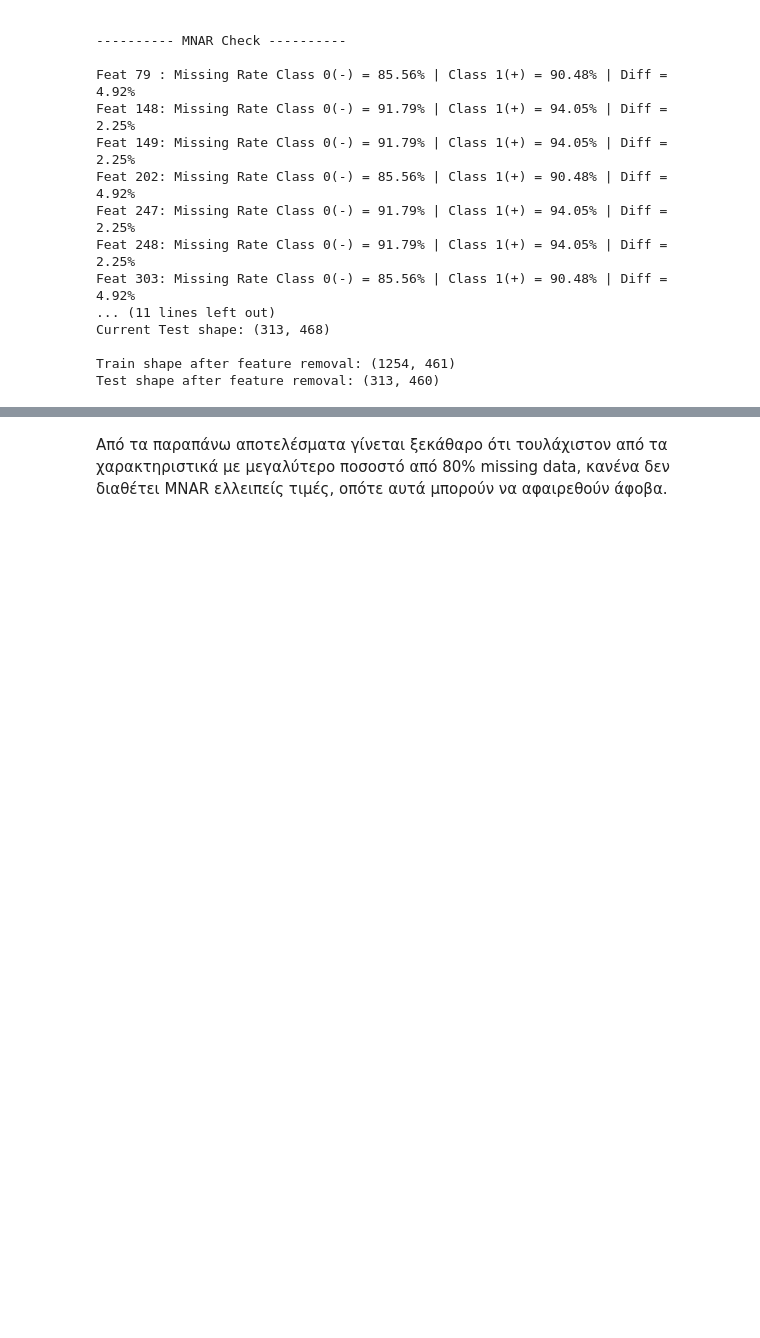
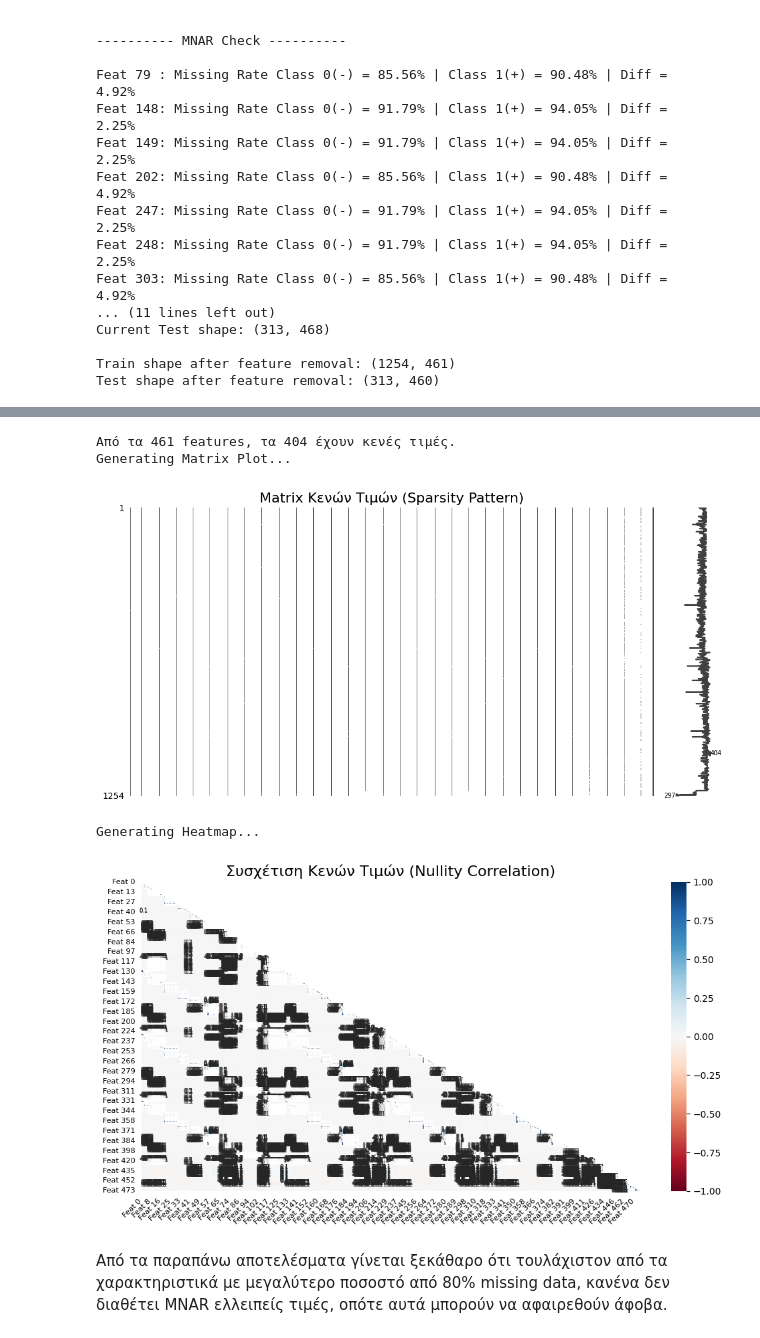
Before and after one commit to iliaxant/Pattern_Recognition_Final_Project, a Jupyter notebook: Final_Project_PR_58545.ipynb, the cells around one changed output, grey strips where cells are left out. Drawn from its saved outputs; the diff is of its cells as text; code cells hidden in the pictures; blank space fills up the shorter version.

```diff
--- a/Final_Project_PR_58545.ipynb
+++ b/Final_Project_PR_58545.ipynb
@@ -432,3 +452,46 @@ Test shape after feature removal: (313, 460)
+# %%
+import missingno as msno
+import matplotlib.pyplot as plt
+
+# --- ΕΞΥΠΝΗ ΠΡΟΕΤΟΙΜΑΣΙΑ ---
+# Επειδή έχεις 470 στήλες, κρατάμε για το γράφημα ΜΟΝΟ αυτές που έχουν κενά.
+# Αλλιώς το γράφημα θα είναι δυσανάγνωστο.
+cols_with_missing = [col for col in df_train_missing_clean.columns if df_train_missing_clean[col].isnull().sum() > 0]
+
+print(f"Από τα {df_train_missing_clean.shape[1]} features, τα {len(cols_with_missing)} έχουν κενές τιμές.")
+
+if len(cols_with_missing) > 0:
+    # Φτιάχνουμε ένα subset μόνο με τα προβληματικά features
+    X_missing_subset = df_train_missing_clean[cols_with_missing]
+
+    # --- ΓΡΑΦΗΜΑ 1: MATRIX ---
+    # Τι δείχνει: Πού ακριβώς λείπουν τιμές.
+    # Λευκές γραμμές = Κενά. Μαύρες = Δεδομένα.
+    # Αν δεις οριζόντιες λευκές γραμμές που πιάνουν πολλές στήλες,
+    # σημαίνει ότι εκείνη τη χρονική στιγμή "έπεσε" όλο το σύστημα.
+    print("Generating Matrix Plot...")
+    msno.matrix(X_missing_subset, figsize=(12, 6), fontsize=8)
+    plt.title("Matrix Κενών Τιμών (Sparsity Pattern)", fontsize=16)
+    plt.show()
+
+    # --- ΓΡΑΦΗΜΑ 2: HEATMAP ---
+    # Τι δείχνει: Συσχέτιση (Correlation) της... "απουσίας".
+    # Αν Feature A και Feature B έχουν τιμή 1 (κόκκινο/σκούρο):
+    # Σημαίνει "Όποτε λείπει το Α, λείπει ΠΑΝΤΑ και το Β".
+    # Αυτό δείχνει ότι αυτοί οι αισθητήρες είναι συνδεδεμένοι ή χαλάνε μαζί (MNAR/MAR).
+    print("Generating Heatmap...")
+    msno.heatmap(X_missing_subset, figsize=(12, 6), fontsize=8)
+    plt.title("Συσχέτιση Κενών Τιμών (Nullity Correlation)", fontsize=16)
+    plt.show()
+
+else:
+    print("Συγχαρητήρια! Δεν υπάρχουν καθόλου κενές τιμές στο Dataset.")
+# %% [output]
+Από τα 461 features, τα 404 έχουν κενές τιμές.
+Generating Matrix Plot...
+[figure, added]
+Generating Heatmap...
+[figure, added]
 # %% [markdown]
 Από τα παραπάνω αποτελέσματα γίνεται ξεκάθαρο ότι τουλάχιστον από τα χαρακτηριστικά με μεγαλύτερο ποσοστό από 80% missing data, κανένα δεν διαθέτει MNAR ελλειπείς τιμές, οπότε αυτά μπορούν να αφαιρεθούν άφοβα.
 # %% [markdown]
```
Also changed, not shown: parts of 2 cells of this notebook.
